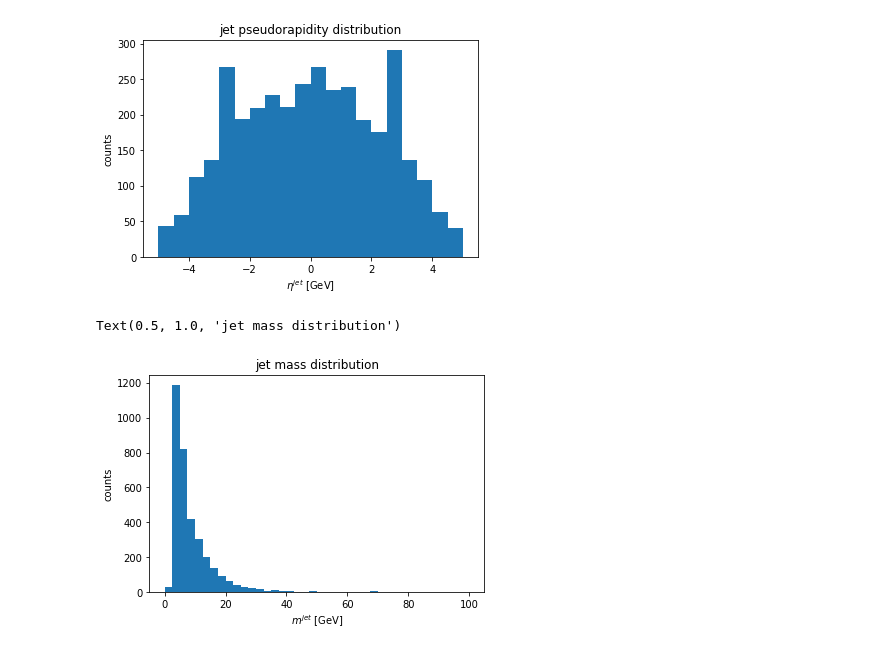
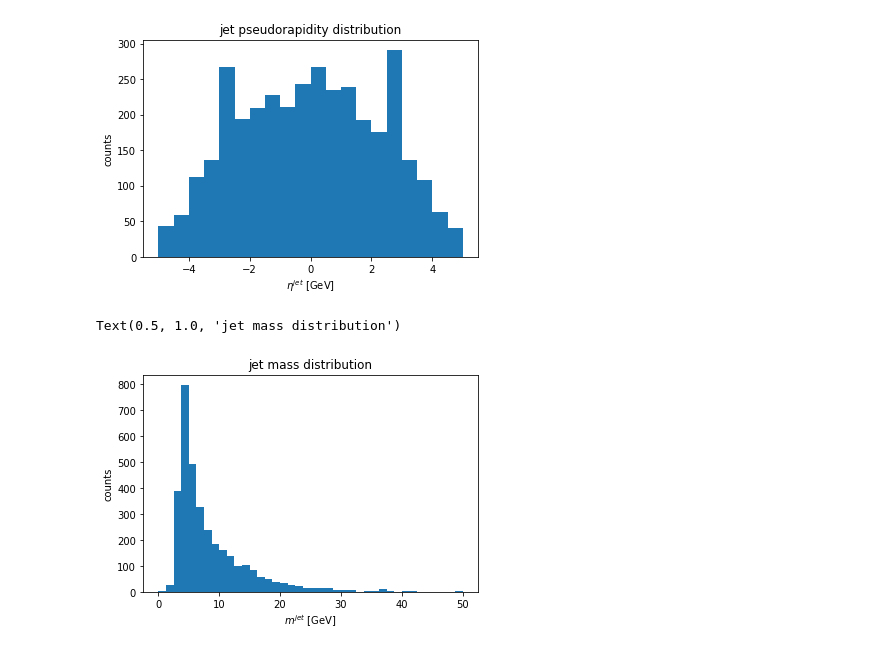
Before and after one commit to rdelliga/coffea, a Jupyter notebook: WPLEPWMHADjj_plot.ipynb, the cells around one changed output. Saved outputs shown, nothing was run; the diff lists cells and outputs as text; code cells hidden in the pictures.

```diff
--- a/WPLEPWMHADjj_plot.ipynb
+++ b/WPLEPWMHADjj_plot.ipynb
@@ -109,12 +109,12 @@ Text(0.5, 1.0, 'jet pseudorapidity distribution')
 # %%
 #Take the jet mass and plot its histogram
 jm = events.Jet.mass
-jm_hist = plt.hist(ak.flatten(jm), bins=40, range=[0,100], label="$m^{j}$ [GeV]")
+jm_hist = plt.hist(ak.flatten(jm), bins=40, range=[0,50], label="$m^{j}$ [GeV]")
 #previous line: you have to flatten the awkward array because its size is ambiguous due to variable-length arrays
 plt.xlabel("$m^{jet}$ [GeV]")
 plt.ylabel("counts")
 plt.title("jet mass distribution")
 #plt.legend()
 # %% [output]
 Text(0.5, 1.0, 'jet mass distribution')
-[figure, old version]
+[figure, new version]
```
Also changed, not shown: parts of 3 cells of this notebook.
